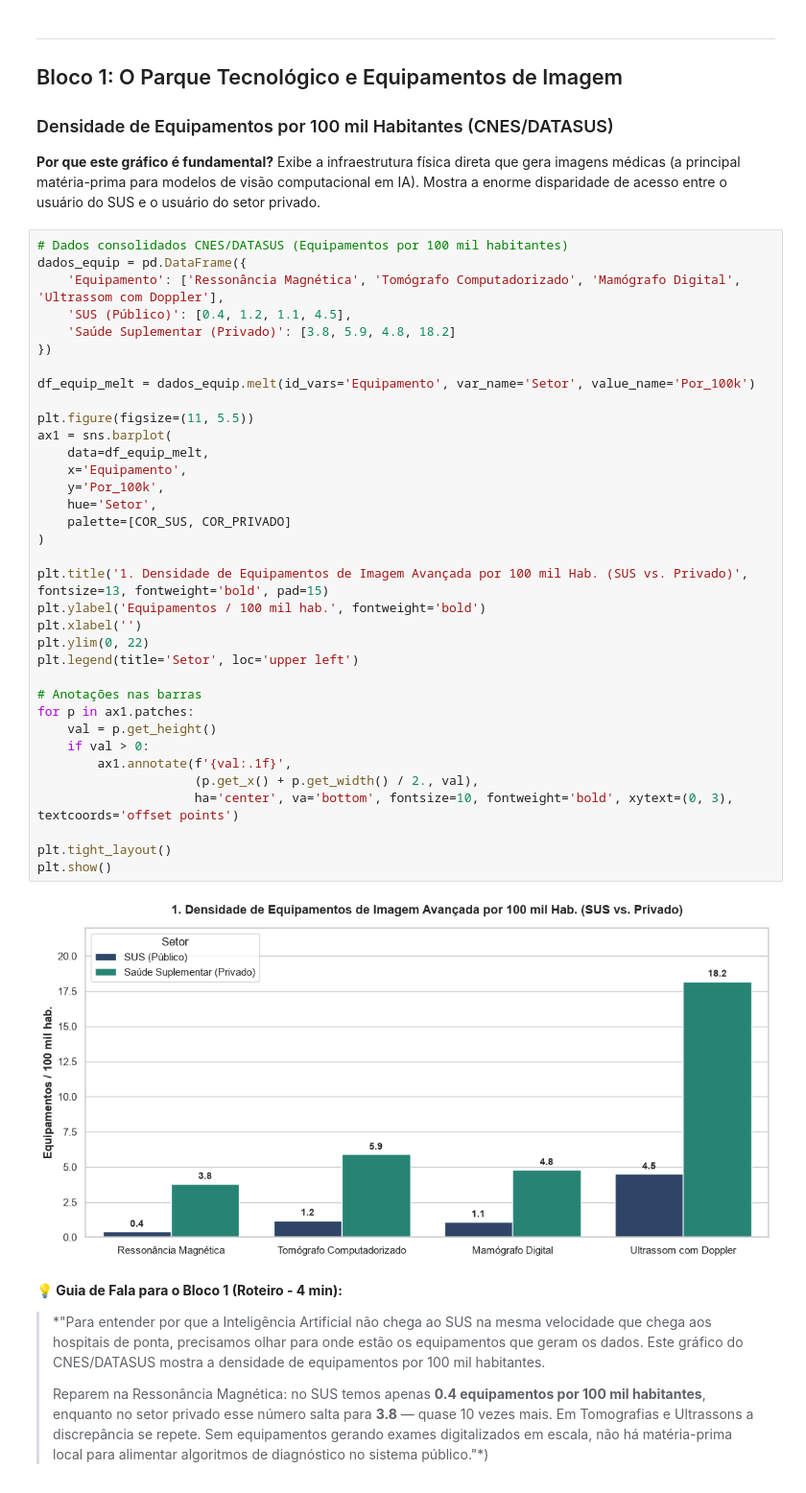
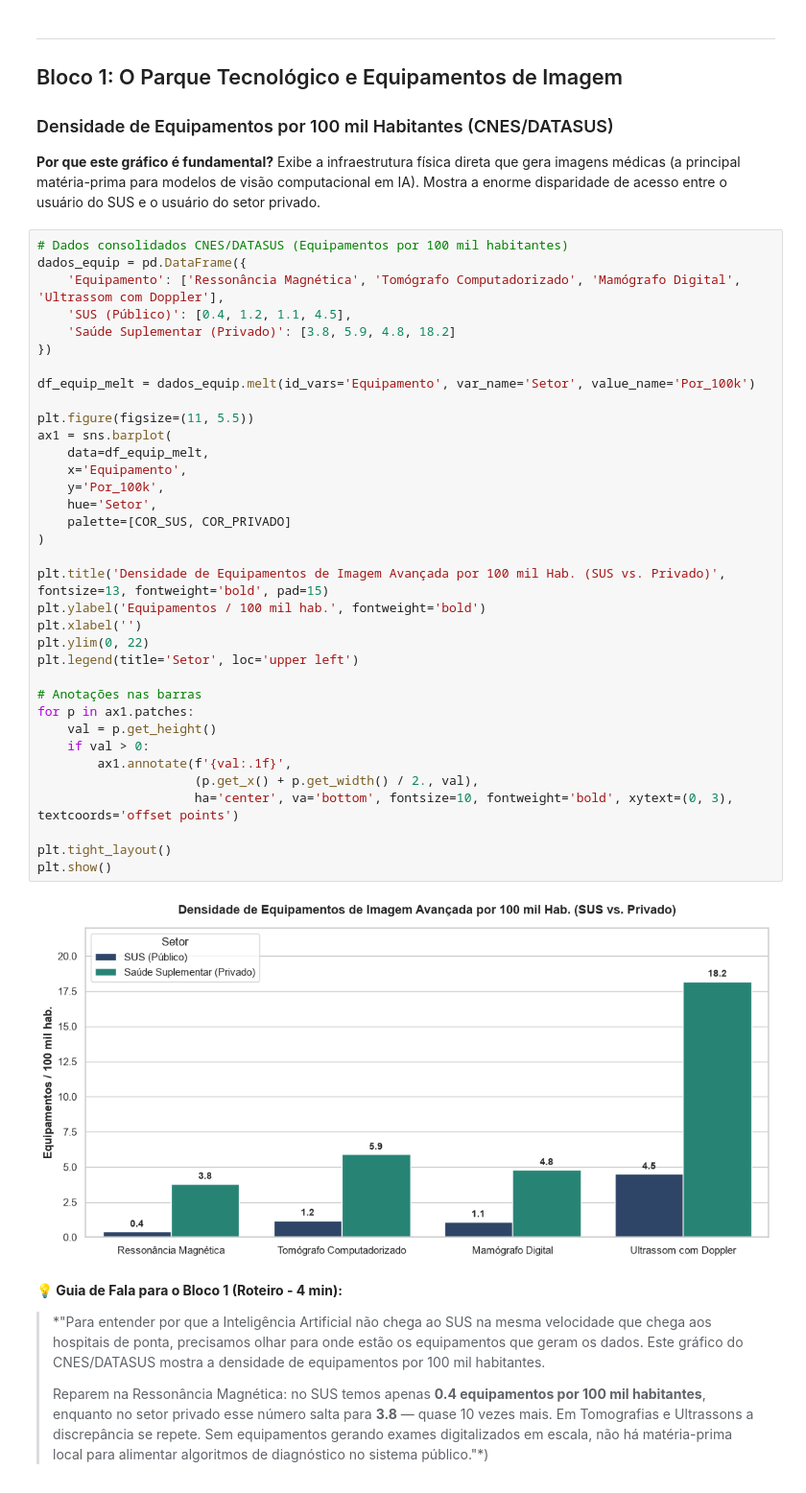
Before and after one commit to marianaexavier/analise-ia-saude, a Jupyter notebook: seminario_ia_saude_p1_infraestrutura.ipynb, the cells around one changed output. Shown at 96% size. Cells and saved outputs as stored; diff of their text form.

```diff
--- a/seminario_ia_saude_p1_infraestrutura.ipynb
+++ b/seminario_ia_saude_p1_infraestrutura.ipynb
@@ -47,35 +47,35 @@ dados_equip = pd.DataFrame({
     'Saúde Suplementar (Privado)': [3.8, 5.9, 4.8, 18.2]
 })
 
 df_equip_melt = dados_equip.melt(id_vars='Equipamento', var_name='Setor', value_name='Por_100k')
 
 plt.figure(figsize=(11, 5.5))
 ax1 = sns.barplot(
     data=df_equip_melt,
     x='Equipamento',
     y='Por_100k',
     hue='Setor',
     palette=[COR_SUS, COR_PRIVADO]
 )
 
-plt.title('1. Densidade de Equipamentos de Imagem Avançada por 100 mil Hab. (SUS vs. Privado)', fontsize=13, fontweight='bold', pad=15)
+plt.title('Densidade de Equipamentos de Imagem Avançada por 100 mil Hab. (SUS vs. Privado)', fontsize=13, fontweight='bold', pad=15)
 plt.ylabel('Equipamentos / 100 mil hab.', fontweight='bold')
 plt.xlabel('')
 plt.ylim(0, 22)
 plt.legend(title='Setor', loc='upper left')
 
 # Anotações nas barras
 for p in ax1.patches:
     val = p.get_height()
     if val > 0:
         ax1.annotate(f'{val:.1f}',
                      (p.get_x() + p.get_width() / 2., val),
                      ha='center', va='bottom', fontsize=10, fontweight='bold', xytext=(0, 3), textcoords='offset points')
 
 plt.tight_layout()
 plt.show()
 # %% [output]
-[figure, old version]
+[figure, new version]
 # %% [markdown]
 **💡 Guia de Fala para o Bloco 1 (Roteiro - 4 min):**
 > *"Para entender por que a Inteligência Artificial não chega ao SUS na mesma velocidade que chega aos hospitais de ponta, precisamos olhar para onde estão os equipamentos que geram os dados. Este gráfico do CNES/DATASUS mostra a densidade de equipamentos por 100 mil habitantes.
```
Also changed, not shown: parts of 4 cells of this notebook.
